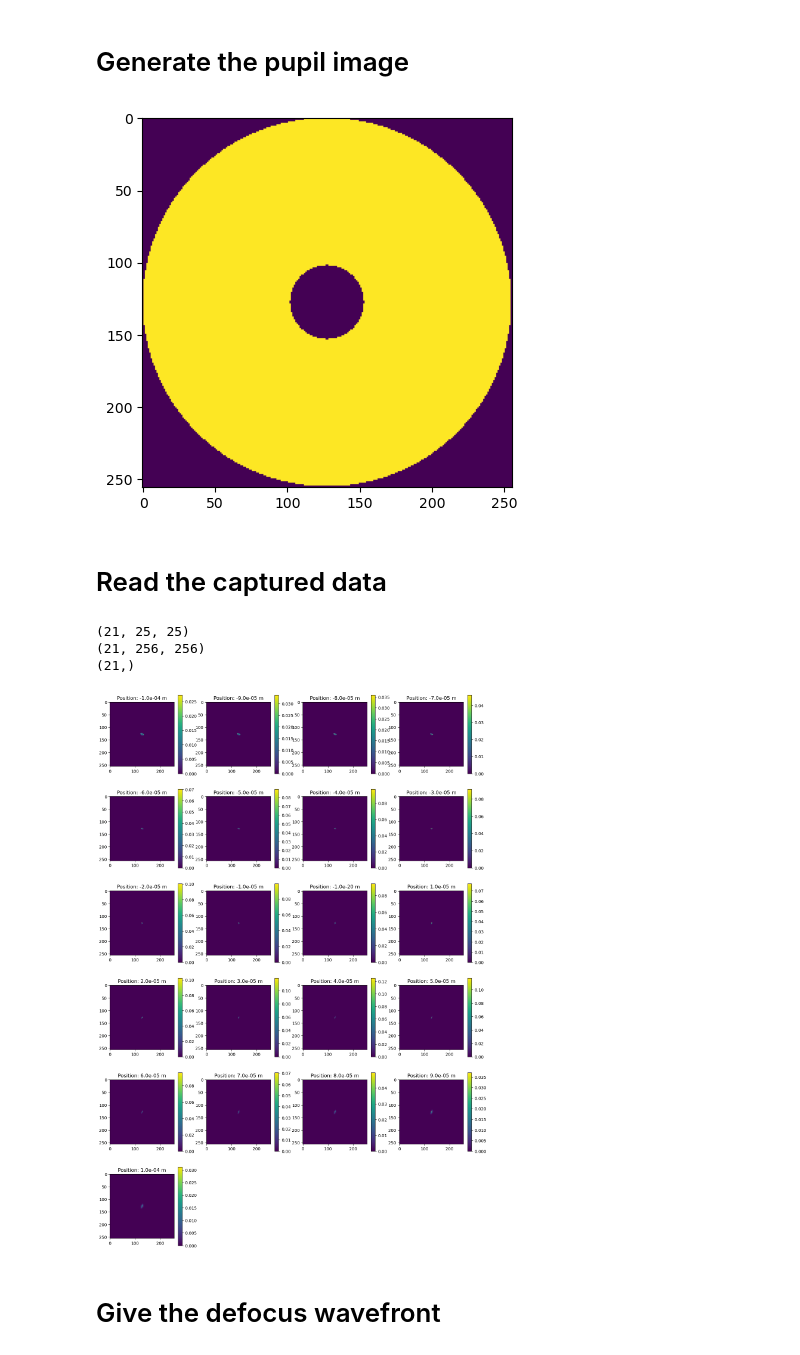
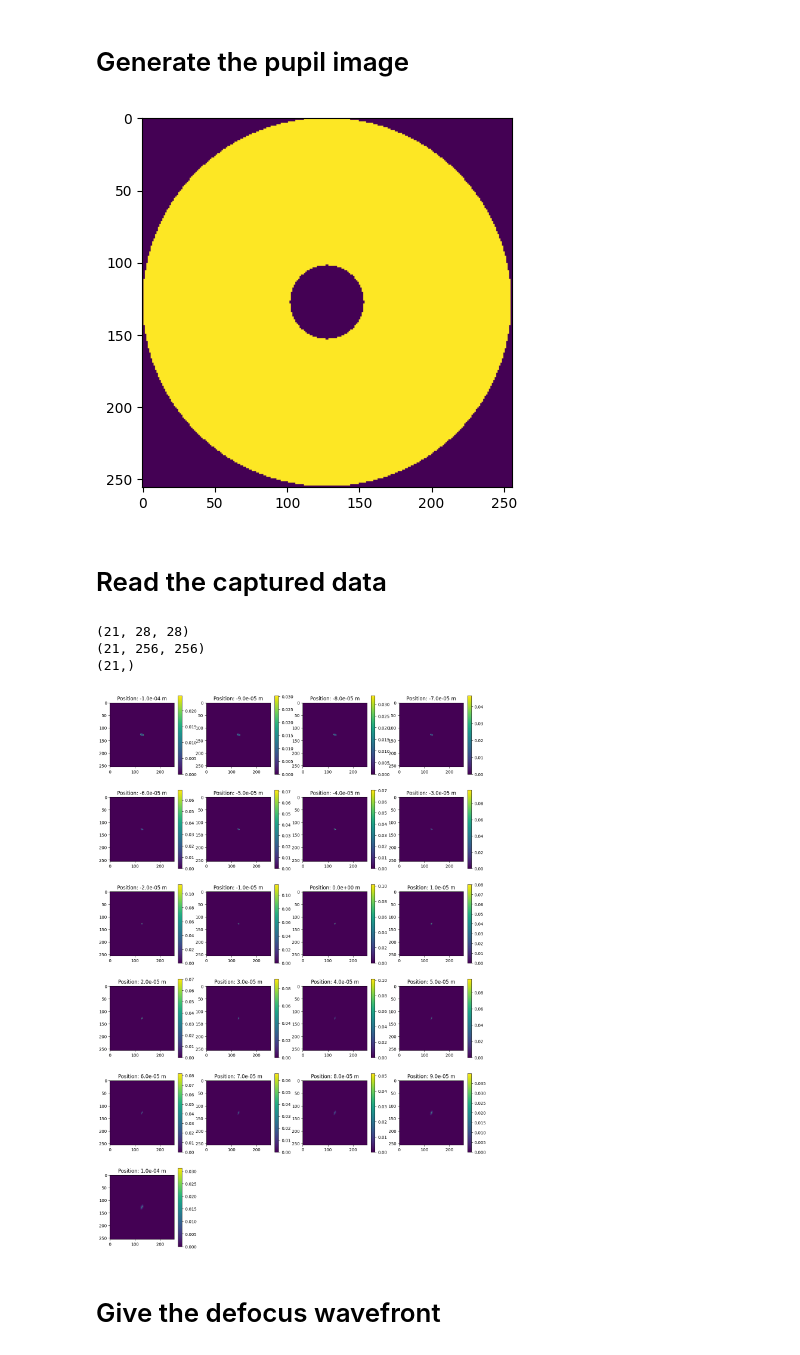
Before and after one commit to yiyanghuang0812/phase_retrieval, a Jupyter notebook: simulation_test.ipynb, the cells around one changed output. Cells and saved outputs as stored; diff of their text form; code cells hidden in the pictures.

```diff
--- a/simulation_test.ipynb
+++ b/simulation_test.ipynb
@@ -14,7 +14,7 @@ ModuleNotFoundError: No module named "autoreload # reload 'autoreload'"
 # %% [markdown]
 # Generate the pupil image
 # %%
-wavelength = 800e-9 # wavelength in meters
+wavelength = 580e-9 # wavelength in meters
 od_pupil = 0.3808 # outer pupil diameter in meters
 id_pupil = 0.0762 # inner pupil diameter in meters
 npix_pupil = 256 # sampling rate on a single side of the pupil
@@ -30,11 +30,11 @@ pupil[r <= id_pupil / 2] = 0
 plt.imshow(pupil.get())
 plt.show()
 # %% [output]
-[figure, old version]
+[figure, new version]
 # %% [markdown]
 # Read the captured data
 # %%
-image_raw = np.load('C:/Users/yiyan/OneDrive/Desktop/Wavefront propagations/sensor_measurements.npy')
+image_raw = np.load('C:/Users/yiyan/OneDrive/Desktop/broadband/sensor_irradiance_bw=500nm.npy')
 print(image_raw.shape) # data shape
 
 # Image padding
@@ -42,36 +42,36 @@ psf_rows = image_raw.shape[1]
 psf_cols = image_raw.shape[2]
 upper_padding = round((npix_pupil - psf_rows) / 2)
 lower_padding = npix_pupil - psf_rows - upper_padding
 left_padding = round((npix_pupil - psf_cols) / 2)
 right_padding = npix_pupil - psf_cols - left_padding
 image = np.pad(image_raw, pad_width=((0, 0), (upper_padding, lower_padding), (left_padding, right_padding)), mode='constant', constant_values=0)
 print(image.shape)
 
 depth = image.shape[0] # image layer
 col_num = 4 # column number of images for display
 row_num = math.ceil(depth / col_num) # row number of images for display
 
-position = np.load('C:/Users/yiyan/OneDrive/Desktop/Wavefront propagations/distances.npy')
+position = np.load('C:/Users/yiyan/OneDrive/Desktop/broadband/distances.npy')
 print(position.shape)
 
 image = cp.asarray(image)
 position = cp.asarray(position)
 
 image_size = 4
 plt.figure(figsize=(image_size * col_num, image_size * row_num))
 for i in range(depth):
     position_info = position[i]
     plt.subplot(row_num, col_num, i+1)
     plt.imshow(image[i].get())
     plt.title(f'Position: {position_info.get():.1e} m')
     plt.colorbar()
 
 plt.show()
 # %% [output]
-(21, 25, 25)
+(21, 28, 28)
 (21, 256, 256)
 (21,)
-[figure, old version]
+[figure, new version]
 # %% [markdown]
 # Give the defocus wavefront
 # %%
```
Also changed, not shown: parts of 6 cells of this notebook, 7 other files.
